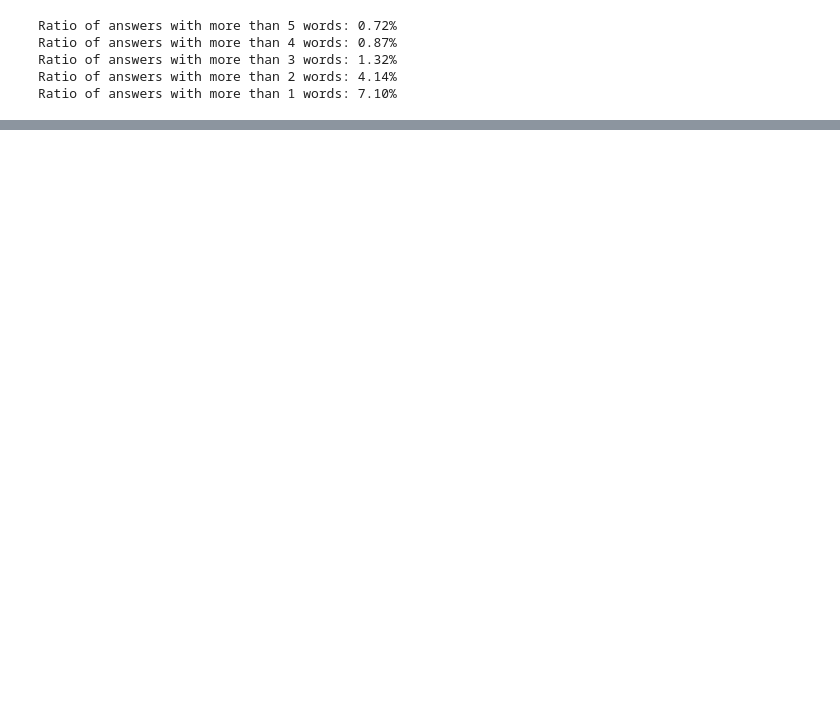
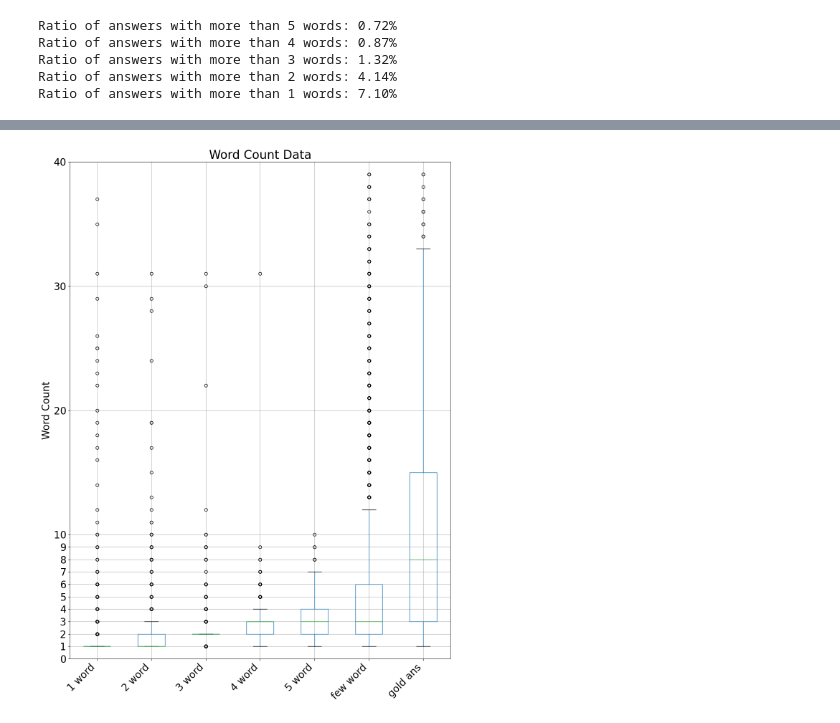
Before and after one commit to nociza/askme-vllm, a Jupyter notebook: experiments/short_anwser.ipynb, the cells around one changed output, grey strips where cells are left out. Saved outputs shown, nothing was run; the diff lists cells and outputs as text; code cells hidden in the pictures; blank space fills up the shorter version.

```diff
--- a/experiments/short_anwser.ipynb
+++ b/experiments/short_anwser.ipynb
@@ -134,3 +116,26 @@ merged_df[['context']]
+# %%
+def plot_box_plot(data, title, ylabel, y_ticks=None, y_lim=None):
+    plt.rcParams.update({'font.size': 20})
+    fig, ax = plt.subplots(figsize=(12, 16))  # Increased height for better visualization
+
+    # Filter out extreme outliers more aggressively for better visualization
+    data_filtered = data.apply(lambda x: x[np.abs(x - x.mean()) <= (2 * x.std())])
+
+    data_filtered.T.boxplot(ax=ax)
+
+    ax.set_ylabel(ylabel)
+    ax.set_title(title)
+    if y_ticks:
+        ax.set_yticks(y_ticks)
+    if y_lim:
+        ax.set_ylim(y_lim)
+    plt.xticks(rotation=45, ha='right')
+    plt.tight_layout()
+    plt.show()
+
+plot_box_plot(word_count_for_plot, 'Word Count Data', 'Word Count', y_ticks=list(np.arange(0, 10, 1)) + list(np.arange(10, 61, 10)), y_lim=(0, 40))
+# %% [output]
+[figure, added]
 # %%
 import pandas as pd
 
```
Also changed, not shown: parts of 6 cells of this notebook, 1 other file.
